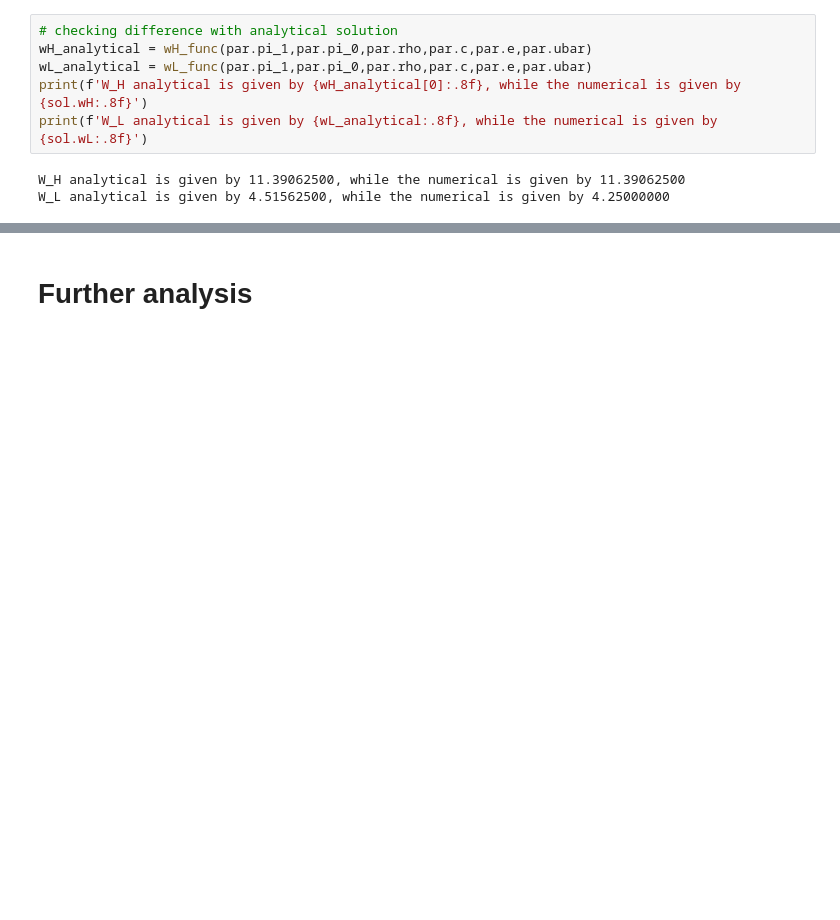
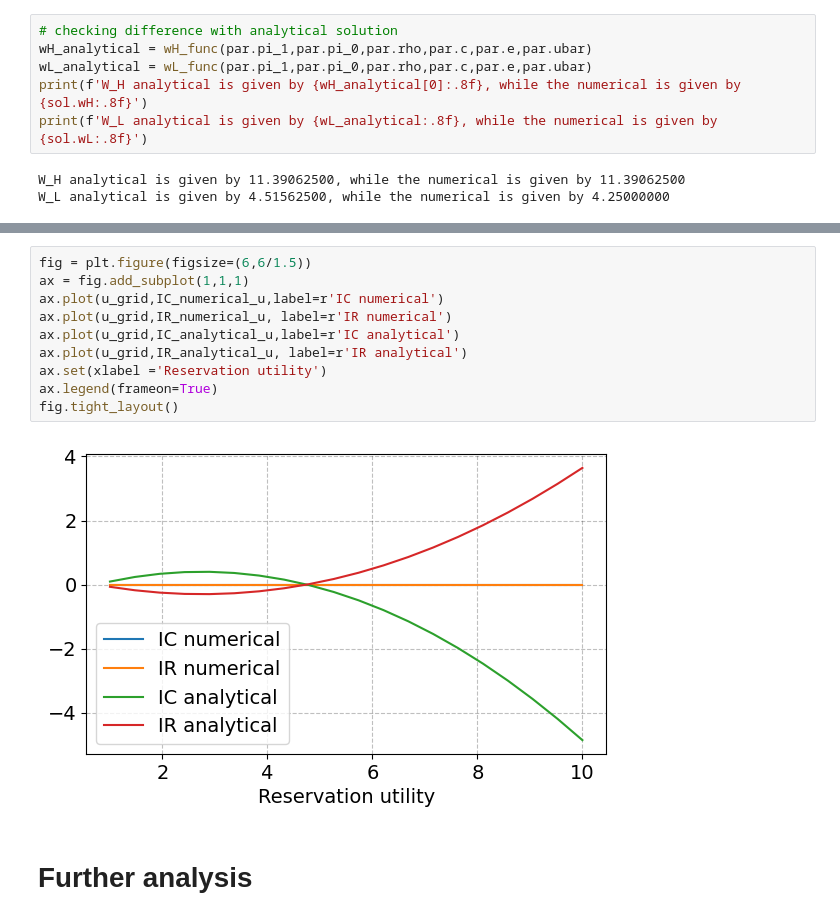
Before and after one commit to NumEconCopenhagen/projects-2023-lise-adam, a Jupyter notebook: modelproject/modelproject.ipynb, the cells around one changed output, grey strips where cells are left out. Saved outputs shown, nothing was run; the diff lists cells and outputs as text; blank space fills up the shorter version.

```diff
--- a/modelproject/modelproject.ipynb
+++ b/modelproject/modelproject.ipynb
@@ -211,3 +258,15 @@ W_L analytical is given by 4.51562500, while the numerical is given by 4.2500000
+# %%
+fig = plt.figure(figsize=(6,6/1.5))
+ax = fig.add_subplot(1,1,1)
+ax.plot(u_grid,IC_numerical_u,label=r'IC numerical')
+ax.plot(u_grid,IR_numerical_u, label=r'IR numerical')
+ax.plot(u_grid,IC_analytical_u,label=r'IC analytical')
+ax.plot(u_grid,IR_analytical_u, label=r'IR analytical')
+ax.set(xlabel ='Reservation utility')
+ax.legend(frameon=True)
+fig.tight_layout()
+# %% [output]
+[figure, added]
 # %% [markdown]
 # Further analysis
 # %% [markdown]
```
Also changed, not shown: parts of 8 cells of this notebook, 1 other file.
